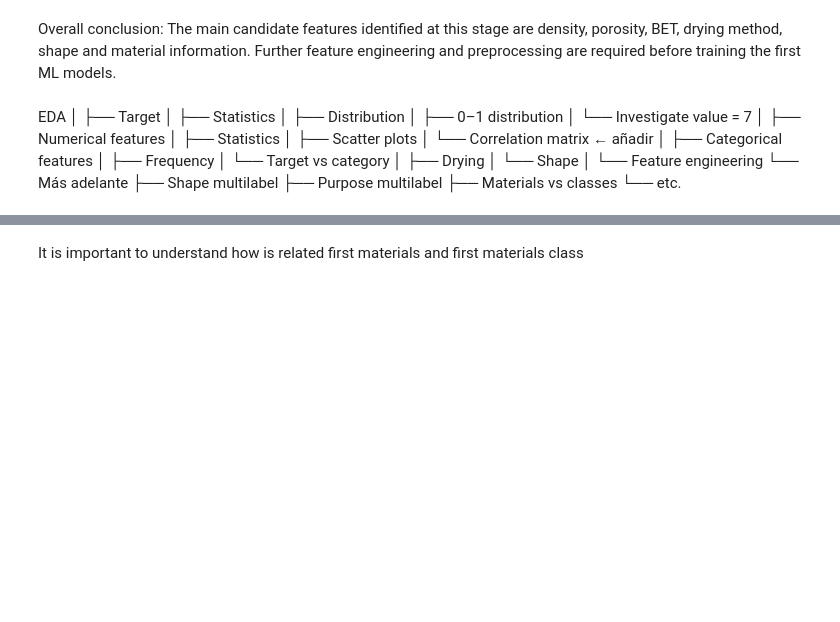
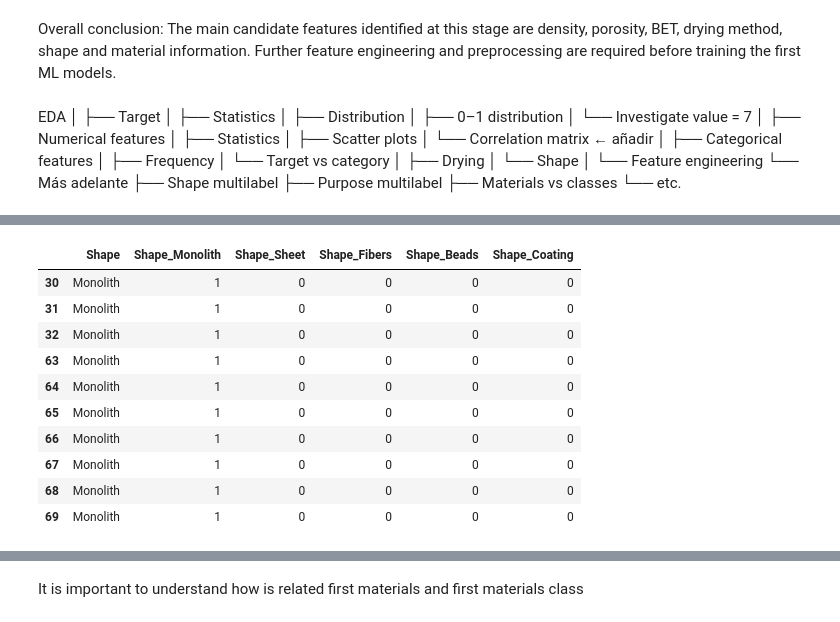
Before and after one commit to paulagirones/Aerogels_thermal_conductivity, a Jupyter notebook: aerogels_thermal_conductivity_ml.ipynb, the cells around one changed output, grey strips where cells are left out. Saved outputs shown, nothing was run; the diff lists cells and outputs as text; code cells hidden in the pictures; blank space fills up the shorter version.

```diff
--- a/aerogels_thermal_conductivity_ml.ipynb
+++ b/aerogels_thermal_conductivity_ml.ipynb
@@ -635,0 +737,32 @@ pd.crosstab(
+# %%
+# Feature Engineering: convert Shape into binary features
+
+shape_features = df['Shape'].str.get_dummies(sep=', ')
+
+# Add prefix to the new features
+shape_features = shape_features.add_prefix('Shape_')
+
+# Add the new features to the dataframe
+df = pd.concat([df, shape_features], axis=1)
+
+# Check the new features
+display(df[[
+    'Shape',
+    'Shape_Monolith',
+    'Shape_Sheet',
+    'Shape_Fibers',
+    'Shape_Beads',
+    'Shape_Coating'
+]].head(10))
+# %% [output]
+|  | Shape | Shape_Monolith | Shape_Sheet | Shape_Fibers | Shape_Beads | Shape_Coating |
+| 30 | Monolith | 1 | 0 | 0 | 0 | 0 |
+| 31 | Monolith | 1 | 0 | 0 | 0 | 0 |
+| 32 | Monolith | 1 | 0 | 0 | 0 | 0 |
+| 63 | Monolith | 1 | 0 | 0 | 0 | 0 |
+| 64 | Monolith | 1 | 0 | 0 | 0 | 0 |
+| 65 | Monolith | 1 | 0 | 0 | 0 | 0 |
+| 66 | Monolith | 1 | 0 | 0 | 0 | 0 |
+| 67 | Monolith | 1 | 0 | 0 | 0 | 0 |
+| 68 | Monolith | 1 | 0 | 0 | 0 | 0 |
+| 69 | Monolith | 1 | 0 | 0 | 0 | 0 |
```
Also changed, not shown: parts of 15 cells of this notebook.
